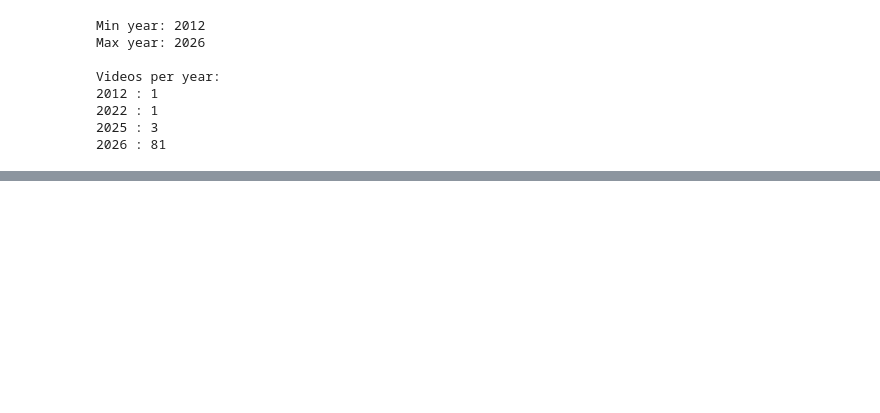
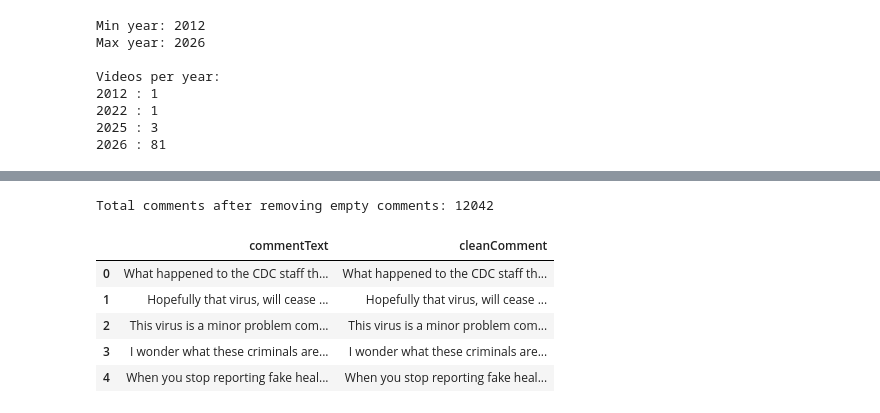
Before and after one commit to BenB51/UGGroup11_SocialMedia_A2, a Jupyter notebook: Youtube_Analysis.ipynb, the cells around one changed output, grey strips where cells are left out. Saved outputs shown, nothing was run; the diff lists cells and outputs as text; code cells hidden in the pictures; blank space fills up the shorter version.

```diff
--- a/Youtube_Analysis.ipynb
+++ b/Youtube_Analysis.ipynb
@@ -284,9 +293,8 @@ Requirement already satisfied: six>=1.5 in /opt/anaconda3/lib/python3.13/site-pa
 # %%
-import json
+# load saved youtube dataset
+file_path = "Data/hantavirus_youtube_data.json"
 
-files = "Data/hantavirus_youtube_data.json"
-
-with open(files, "r", encoding="utf-8") as f:
+with open(file_path, "r", encoding="utf-8") as f:
     data = json.load(f)
 
 all_videos = data["videos"]
@@ -482,0 +565,27 @@ This section prepares the collected YouTube comments for analysis. The preproces
+# %%
+# remove missing and empty comments
+comments_df = comments_df.dropna(subset=["commentText"]).copy()
+comments_df["commentText"] = comments_df["commentText"].astype(str).str.strip()
+comments_df = comments_df[comments_df["commentText"] != ""]
+
+print("Total comments after removing empty comments:", len(comments_df))
+# %% [output]
+Total comments after removing empty comments: 12042
+# %%
+# create a lightly cleaned version for vader sentiment analysis
+def clean_for_sentiment(text):
+    text = str(text)
+    text = re.sub(r"http\S+|www\S+", "", text)
+    text = re.sub(r"\s+", " ", text)
+    return text.strip()
+
+comments_df["cleanComment"] = comments_df["commentText"].apply(clean_for_sentiment)
+
+comments_df[["commentText", "cleanComment"]].head()
+# %% [output]
+|  | commentText | cleanComment |
+| 0 | What happened to the CDC staff th... | What happened to the CDC staff th... |
+| 1 | Hopefully that virus, will cease ... | Hopefully that virus, will cease ... |
+| 2 | This virus is a minor problem com... | This virus is a minor problem com... |
+| 3 | I wonder what these criminals are... | I wonder what these criminals are... |
+| 4 | When you stop reporting fake heal... | When you stop reporting fake heal... |
```
Also changed, not shown: parts of 22 cells of this notebook, 1 other file.
